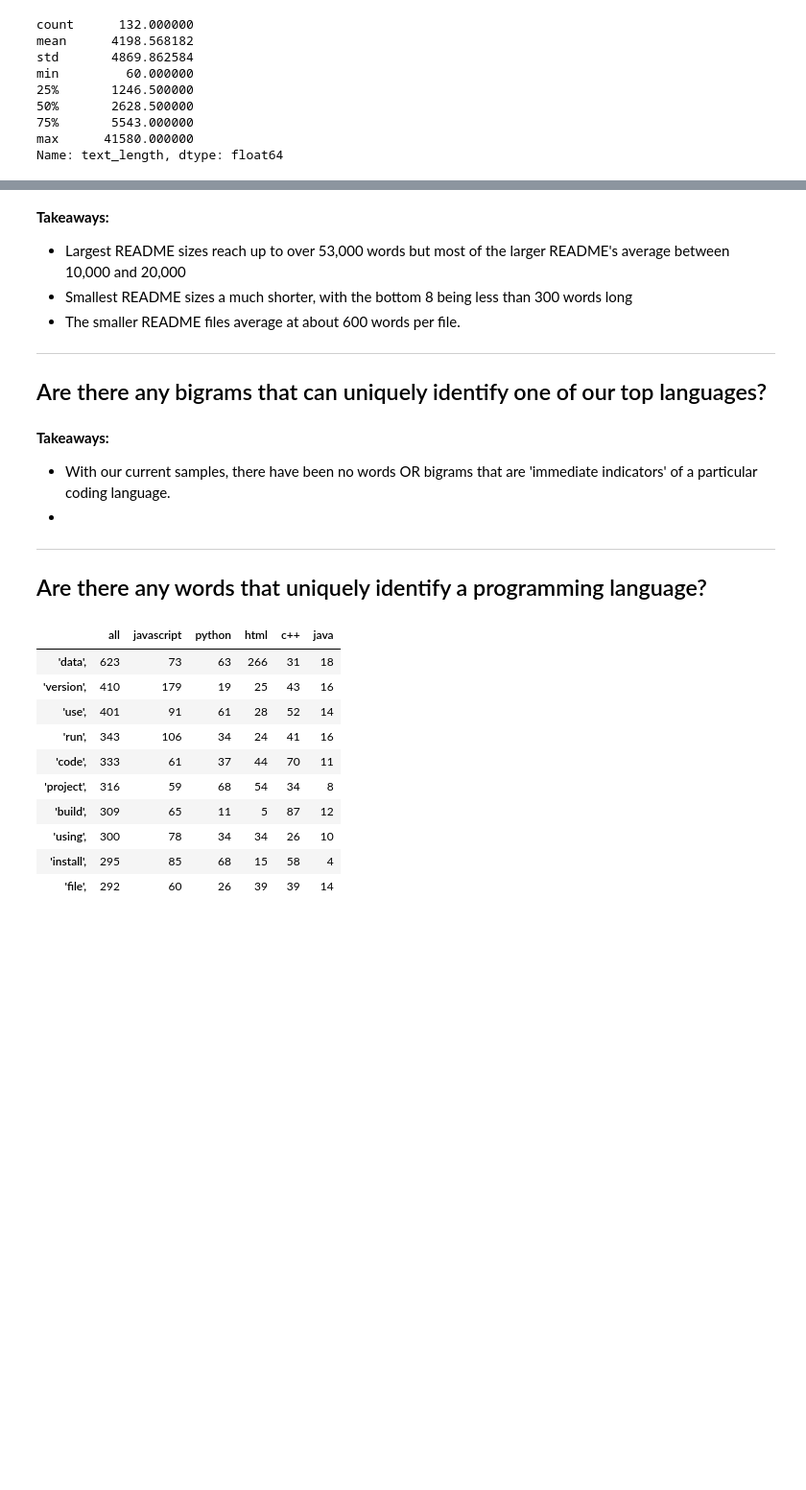
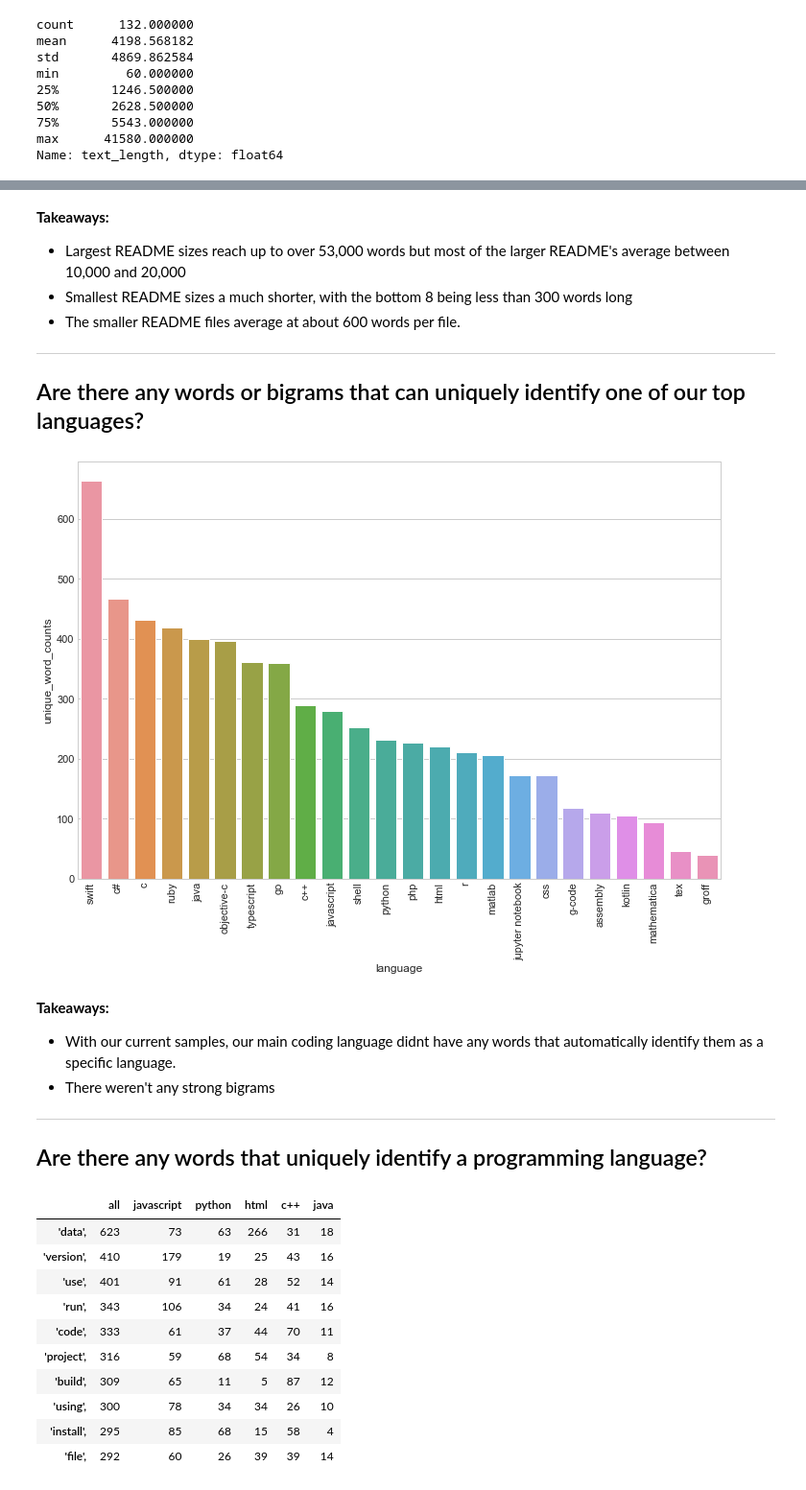
Before and after one commit to codeup-nlp/nlp-project, a Jupyter notebook: final_report.ipynb, the cells around one changed output, grey strips where cells are left out. Shown at 96% size. Cells and saved outputs as stored; diff of their text form; code cells hidden in the pictures; blank space fills up the shorter version.

Commit message:
main

```diff
--- a/final_report.ipynb
+++ b/final_report.ipynb
@@ -231,11 +230,23 @@ Text(0.5, 0, 'Repository (Index Number)')
 * Smallest README sizes a much shorter, with the bottom 8 being less than 300 words long
 * The smaller README files average at about 600 words per file.
 -----------
-## Are there any bigrams that can uniquely identify one of our top languages?
+## Are there any words or bigrams that can uniquely identify one of our top languages?
+# %%
+# Visual of the unique word counts
+df['unique_word_counts'] = df.clean_text.apply(lambda x : len(set(x.split())))
+
+unique_df = pd.DataFrame(df.groupby('language').unique_word_counts.mean().sort_values(ascending=False)).reset_index()
+unique_df.head()
+
+ax = sns.barplot(x='language',y='unique_word_counts',data=unique_df)
+ax.set_xticklabels(ax.get_xticklabels(),rotation=90)
+plt.show()
+# %% [output]
+[figure, added]
 # %% [markdown]
 **Takeaways:**
-- With our current samples, there have been no words OR bigrams that are 'immediate indicators' of a particular coding language.
--
+- With our current samples, our main coding language didnt have any words that automatically identify them as a specific language.
+- There weren't any strong bigrams
 
 -----------
 ## Are there any words that uniquely identify a programming language?
```
Also changed, not shown: parts of 12 cells of this notebook.
